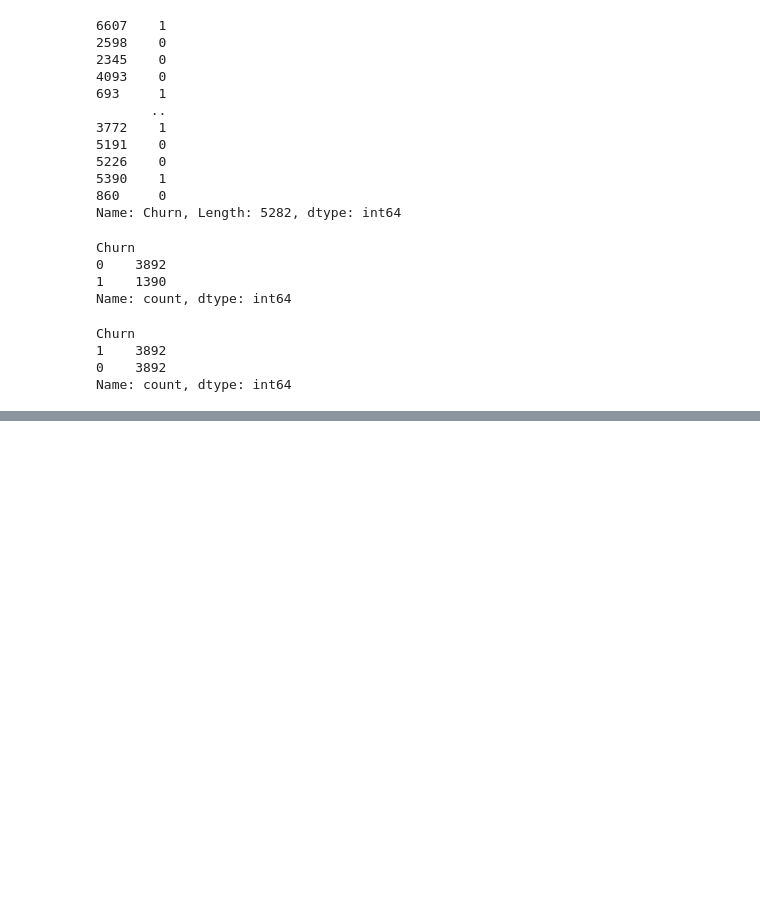
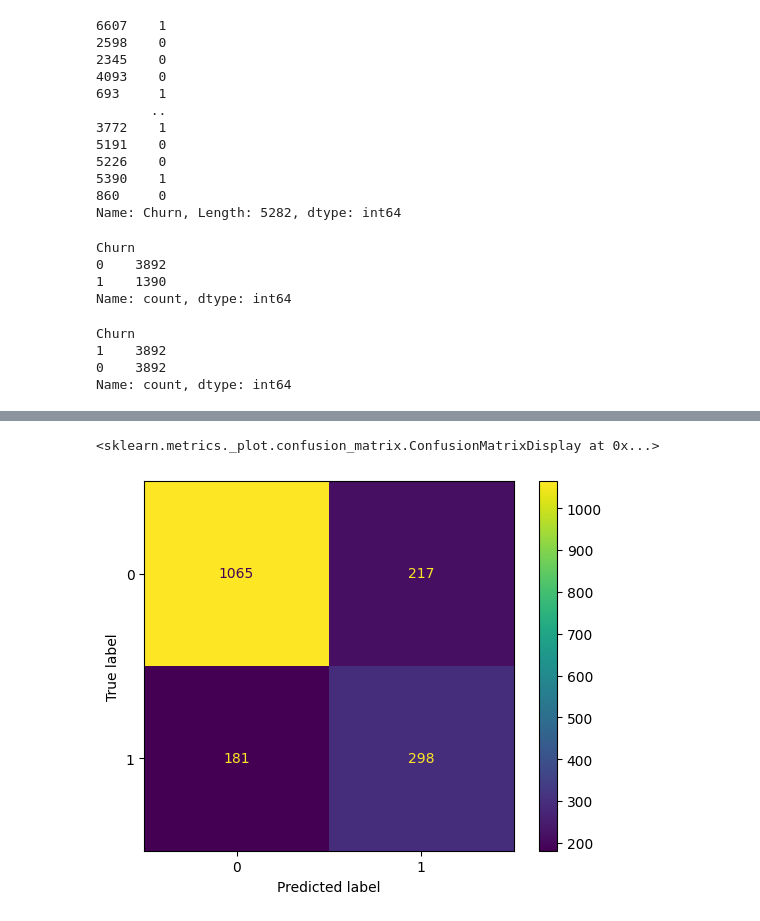
Before and after one commit to snehangshu2002/Customer-Churn-Prediction, a Jupyter notebook: customer.ipynb, the cells around one changed output, grey strips where cells are left out. Cells and saved outputs as stored; diff of their text form; code cells hidden in the pictures; blank space fills up the shorter version.

```diff
--- a/customer.ipynb
+++ b/customer.ipynb
@@ -434,0 +526,11 @@ Name: count, dtype: int64
+# %%
+random_forest = RandomForestClassifier(class_weight = 'balanced')
+parameter = {
+    'n_estimators': [10, 50, 100, 200],
+    'max_depth': [None, 10, 20, 30],
+    'min_samples_split': [2, 5, 10],
+    'min_samples_leaf': [1, 2, 4]
+}
+random_forest_cv = GridSearchCV(random_forest,param_grid = parameter,cv = 5 , scoring='accuracy')
+# %%
+random_forest_cv.fit(X_train_smote,y_train_smote)
@@ -434,0 +552,3 @@ Name: count, dtype: int64
+# %%
+random_forest = RandomForestClassifier(max_depth = 20,min_samples_leaf = 1, min_samples_split= 2, n_estimators = 200)
+random_forest.fit(X_train_smote,y_train_smote)
@@ -434,0 +576,5 @@ Name: count, dtype: int64
+# %%
+sklearn.metrics.ConfusionMatrixDisplay.from_estimator(random_forest,X_test, y_test)
+# %% [output]
+<sklearn.metrics._plot.confusion_matrix.ConfusionMatrixDisplay at 0x...>
+[figure, added]
```
Also changed, not shown: parts of 22 cells of this notebook.
